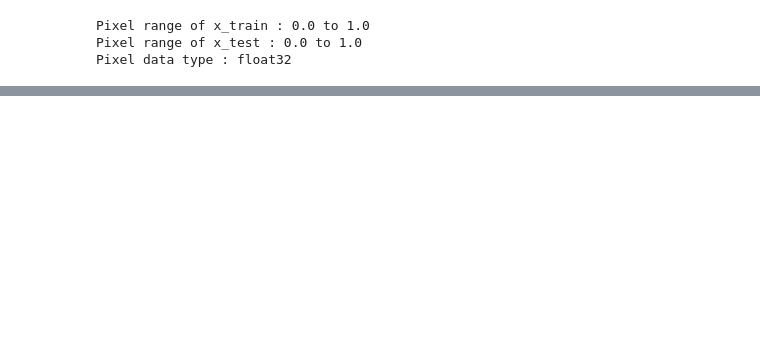
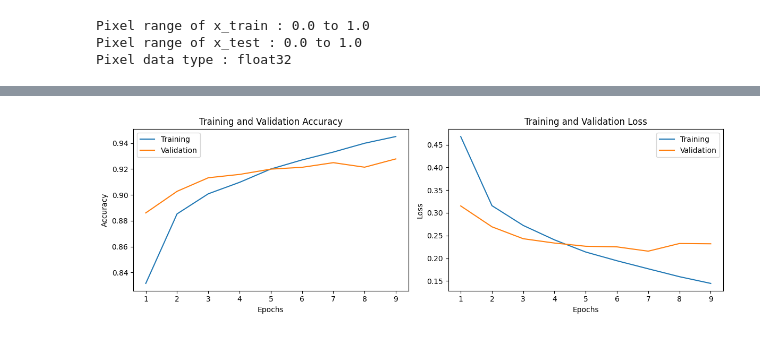
Before and after one commit to roshinsthomas/CNN_Fashion_MNIST, a Jupyter notebook: CNN_Fashion_MNIST.ipynb, the cells around one changed output, grey strips where cells are left out. Cells and saved outputs as stored; diff of their text form; code cells hidden in the pictures; blank space fills up the shorter version.

Commit message:
Completed training the model

```diff
--- a/CNN_Fashion_MNIST.ipynb
+++ b/CNN_Fashion_MNIST.ipynb
@@ -64,0 +122,11 @@ Pixel data type : float32
+# %%
+#since the validation loss is increasing after the epoch 7
+#we are going to implement early stopping
+from keras.callbacks import EarlyStopping
+
+#keep the weights from the epoch with the lowest validation loss
+early_stopping = EarlyStopping(
+    monitor = "val_loss",
+    patience = 2,
+    restore_best_weights = True
+)
@@ -64,0 +200,9 @@ Pixel data type : float32
+# %%
+history = model.fit(
+    x_train_fit,
+    y_train_fit,
+    epochs = 20,
+    batch_size = 32,
+    validation_data = (x_val,y_val),
+    callbacks = [early_stopping]
+)
@@ -64,0 +228,29 @@ Pixel data type : float32
+# %%
+#To check the accuracy
+
+epochs = range(1, len(history.history['loss']) + 1 )
+
+plt.figure(figsize=(12,4))
+
+#compare training and validation accuracy
+plt.subplot(1,2,1)
+plt.plot(epochs, history.history['accuracy'], label = "Training")
+plt.plot(epochs, history.history['val_accuracy'], label = "Validation")
+plt.title("Training and Validation Accuracy")
+plt.xlabel("Epochs")
+plt.ylabel("Accuracy")
+plt.legend()
+
+#compare training and validation loss
+plt.subplot(1,2,2)
+plt.plot(epochs, history.history['loss'], label = "Training")
+plt.plot(epochs, history.history['val_loss'], label = "Validation")
+plt.title("Training and Validation Loss")
+plt.xlabel("Epochs")
+plt.ylabel("Loss")
+plt.legend()
+
+plt.tight_layout()
+plt.show()
+# %% [output]
+[figure, added]
```
Also changed, not shown: parts of 11 cells of this notebook.
